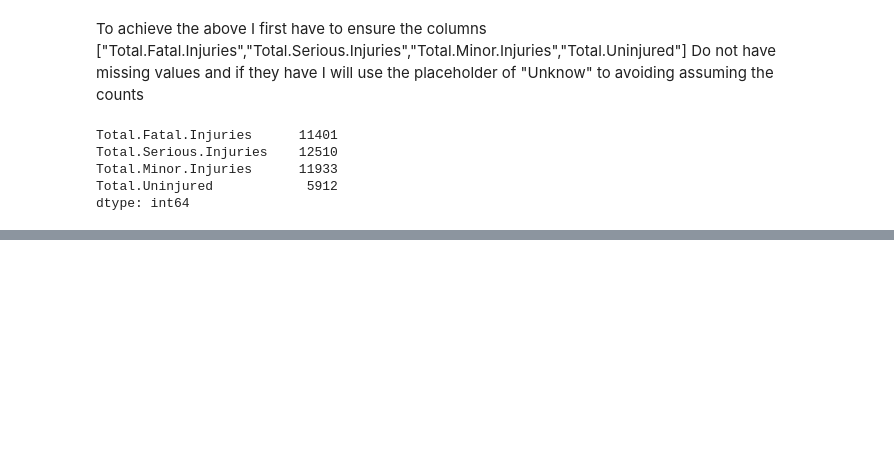
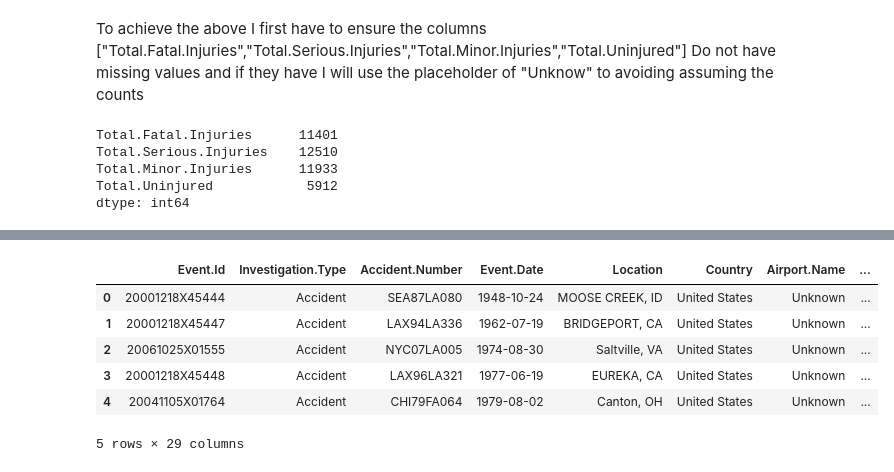
Before and after one commit to FAITHKAMANDE/AviData-Analytics, a Jupyter notebook: NoteBook.ipynb, the cells around one changed output, grey strips where cells are left out. Cells and saved outputs as stored; diff of their text form; code cells hidden in the pictures; blank space fills up the shorter version.

```diff
--- a/NoteBook.ipynb
+++ b/NoteBook.ipynb
@@ -285,0 +286,4 @@ The above code prints the sum of all the missing values in the columns I am work
+# %%
+# Filling the missing values of the columns with "unknown"
+filling_severity = avidatacopy[["Total.Fatal.Injuries","Total.Serious.Injuries","Total.Minor.Injuries","Total.Uninjured"]].fillna('Unknown')
+avidatacopy[["Total.Fatal.Injuries","Total.Serious.Injuries","Total.Minor.Injuries","Total.Uninjured"]] = filling_severity
@@ -285,0 +293,27 @@ The above code prints the sum of all the missing values in the columns I am work
+# %%
+# A function to loop through the columns and classify them
+def Classification(row):
+    injury_cols = ['Total.Fatal.Injuries', 'Total.Serious.Injuries', 'Total.Minor.Injuries', 'Total.Uninjured']
+    Severity_labels = ["Fatal", "Serious injuries", "Minor injuries", "Uninjured", "Unknown"]
+    if all(row[col] == 'Unknown' for col in injury_cols):
+        return "Unknown"
+    max_value = -1
+    max_col = None
+    for col in injury_cols:
+        if row[col] != 'Unknown' and float(row[col]) > max_value:
+            max_value = float(row[col])
+            max_col = col
+
+    return Severity_labels[injury_cols.index(max_col)] if max_col else "Unknown"
+avidatacopy["Severity"] = avidatacopy.apply(Classification, axis=1)
+# %%
+#Confirming the column was added and classification was done as expected
+avidatacopy.head()
+# %% [output]
+|  | Event.Id | Investigation.Type | Accident.Number | Event.Date | Location | Country | Airport.Name | ... |
+| 0 | 20001218X45444 | Accident | SEA87LA080 | 1948-10-24 | MOOSE CREEK, ID | United States | Unknown | ... |
+| 1 | 20001218X45447 | Accident | LAX94LA336 | 1962-07-19 | BRIDGEPORT, CA | United States | Unknown | ... |
+| 2 | 20061025X01555 | Accident | NYC07LA005 | 1974-08-30 | Saltville, VA | United States | Unknown | ... |
+| 3 | 20001218X45448 | Accident | LAX96LA321 | 1977-06-19 | EUREKA, CA | United States | Unknown | ... |
+| 4 | 20041105X01764 | Accident | CHI79FA064 | 1979-08-02 | Canton, OH | United States | Unknown | ... |
+5 rows × 29 columns
```
Also changed, not shown: parts of 53 cells of this notebook.
